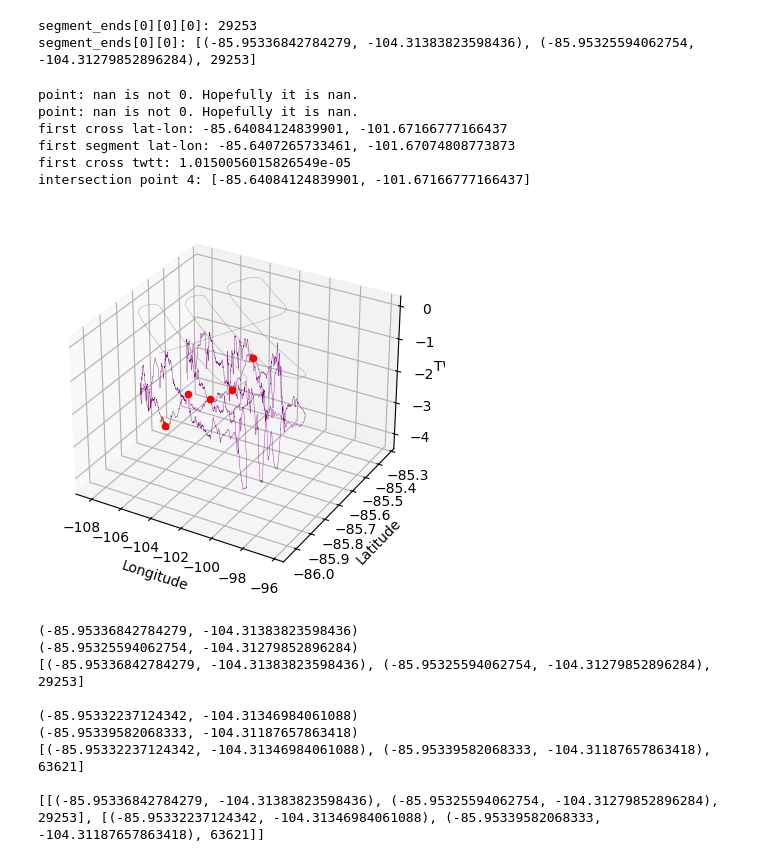
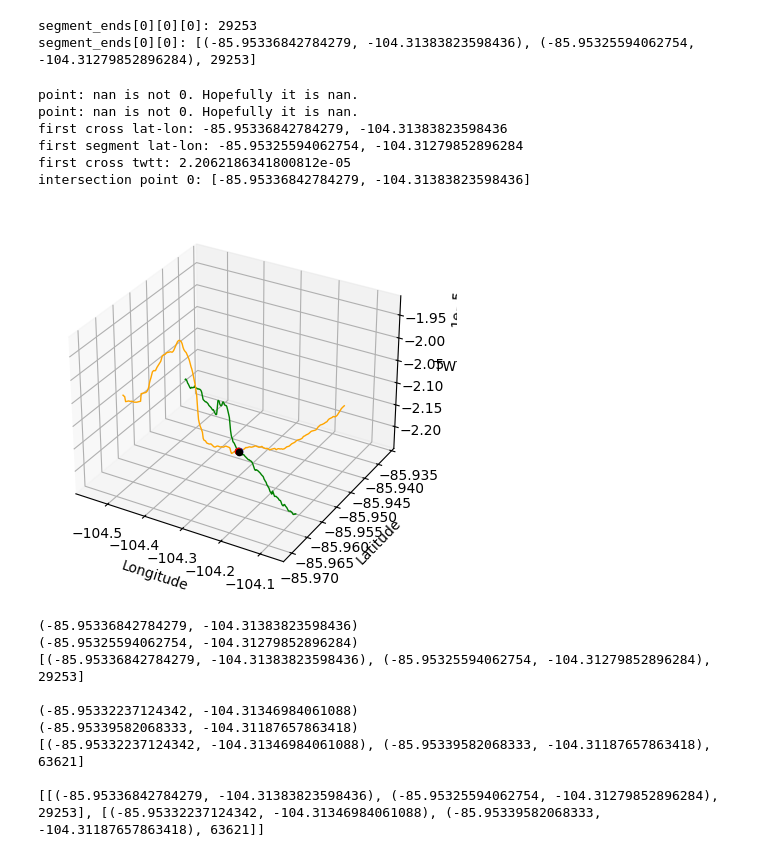
Before and after one commit to richardmoser/cresis_project, a Jupyter notebook: 3dmapdevnb.ipynb, the cells around one changed output. Drawn from its saved outputs; the diff is of its cells as text; code cells hidden in the pictures.

Commit message:
One more time, but with feeling.
I updated some things. All of the bug fixes seem to have lead back to the same result. Currently testing to see if maybe the data just sucks.

```diff
--- a/3dmapdevnb.ipynb
+++ b/3dmapdevnb.ipynb
@@ -283,8 +295,8 @@ def plot_layers_3d(layers, season, flight, intersect_indices, seg_ends):
     ax = fig.add_subplot(111, projection='3d')
 
 
-    # plot_all = False
-    plot_all = True
+    plot_all = False
+    # plot_all = True
     plot_surface = False
 
     for layer in layers:
@@ -412,45 +424,53 @@ def plot_layers_3d(layers, season, flight, intersect_indices, seg_ends):
     #            -1 * layers[1].twtt_corrected[intersect_indices[i][1]], c='blue', marker='o')
 
     # plot the segment_ends
-    for i in range(len(seg_ends)-1):
+    # for i in range(len(seg_ends)-1):
+
         # ax.scatter(seg_ends[i][0][0][0], seg_ends[i][0][0][1], -1 * corrected_twtt[seg_ends[i][0][2]], c='red', marker='o')
+        # ax.scatter(seg_ends[i][0][0][1], seg_ends[i][0][0][0], -1 * corrected_twtt[seg_ends[i][0][2]], c='red', marker='o')
+
+    # plot just the first 4 segment ends
+    for i in range(1):
         ax.scatter(seg_ends[i][0][0][1], seg_ends[i][0][0][0], -1 * corrected_twtt[seg_ends[i][0][2]], c='red', marker='o')
+        ax.scatter(seg_ends[i][0][1][1], seg_ends[i][0][1][0], -1 * corrected_twtt[seg_ends[i][0][2]], c='blue', marker='o')
+        ax.scatter(seg_ends[i][1][0][1], seg_ends[i][1][0][0], -1 * corrected_twtt[seg_ends[i][1][2]], c='green', marker='o')
+        ax.scatter(seg_ends[i][1][1][1], seg_ends[i][1][1][0], -1 * corrected_twtt[seg_ends[i][1][2]], c='black', marker='o')
 
     # i = 0
     # ax.scatter(seg_ends[i][0][0][0], seg_ends[i][0][0][1], -1 * corrected_twtt[seg_ends[i][0][2]], c='red', marker='o')
 
     print(f"first cross lat-lon: {seg_ends[i][0][0][0]}, {seg_ends[i][0][0][1]}")
     print(f"first segment lat-lon: {seg_ends[i][0][1][0]}, {seg_ends[i][0][1][1]}")
     print(f"first cross twtt: {corrected_twtt[seg_ends[i][0][2]]}")
 
 
     # print(f"by way of twtt_bottom: \t{twtts_bottom[intersect_indices[i][0]]}")  # red one
     # print(f"by way of twtt_bottom: \t{twtts_bottom[intersect_indices[i][1]]}")  # black one
     # print(f"by way of twtt_corrected: \t{layers[1].twtt_corrected[intersect_indices[i][0]]}")  # green one
     # print(f"by way of twtt_corrected: \t{layers[1].twtt_corrected[intersect_indices[i][1]]}")  # blue one
 
 
 
     #     # label the points with their index
     print(f"intersection point {i}: {intersection_points[i]}")
 
 
     # add a legend without the whole bottom and whole surface
     # ax.legend(labels=[f'{l.get_label()}' for l in ax.lines[::2]], bbox_to_anchor=(1.1, 1.05))
     ax.set_xlabel('Longitude')
     ax.set_ylabel('Latitude')
     ax.set_zlabel('TWTT')
     plt.show()
 
 plot_layers_3d(layers, season, flight, intersection_indices, segment_ends)
 # %% [output]
 point: nan is not 0. Hopefully it is nan.
 point: nan is not 0. Hopefully it is nan.
-first cross lat-lon: -85.64084124839901, -101.67166777166437
-first segment lat-lon: -85.6407265733461, -101.67074808773873
-first cross twtt: 1.0150056015826549e-05
-intersection point 4: [-85.64084124839901, -101.67166777166437]
+first cross lat-lon: -85.95336842784279, -104.31383823598436
+first segment lat-lon: -85.95325594062754, -104.31279852896284
+first cross twtt: 2.2062186341800812e-05
+intersection point 0: [-85.95336842784279, -104.31383823598436]
-[figure, old version]
+[figure, new version]
 # %%
 print(segment_ends[0][0][0])
 print(segment_ends[0][0][1])
```
Also changed, not shown: parts of 4 cells of this notebook, 5 other files.
